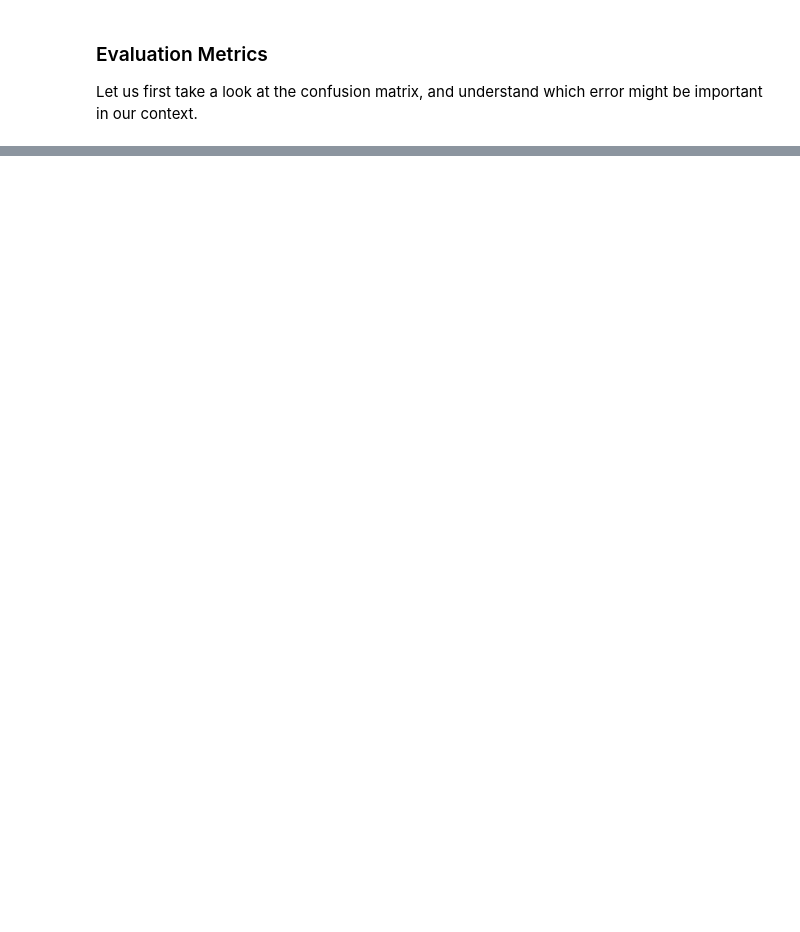
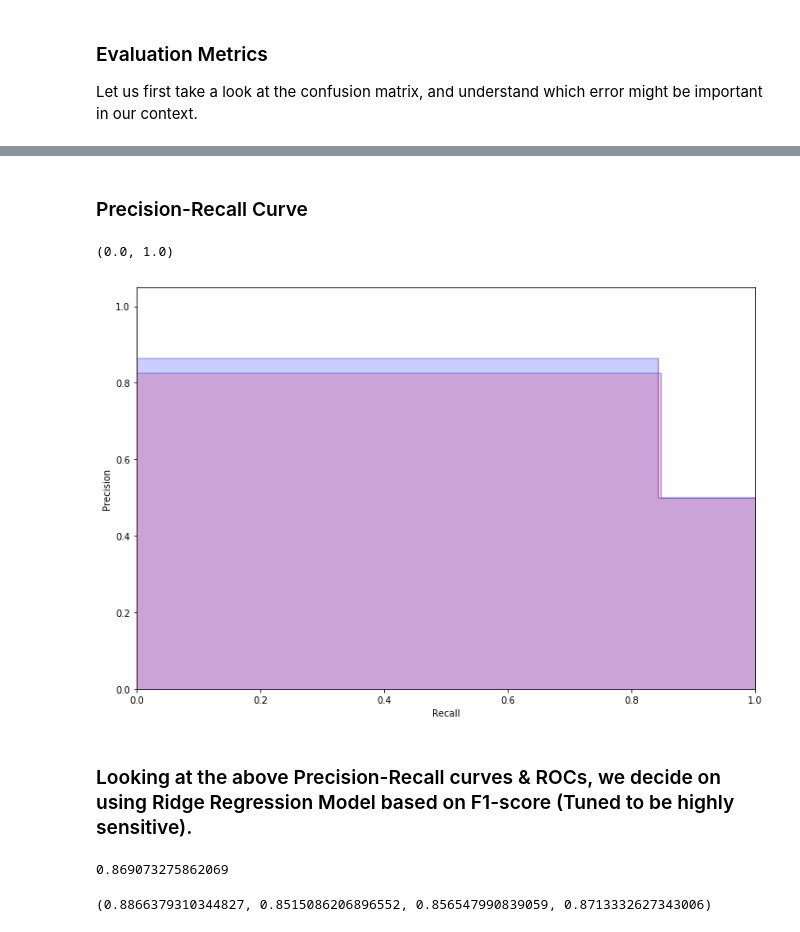
Before and after one commit to AdiVarma27/DirectMarketingPrediction, a Jupyter notebook: DirectMarketingPrediction.ipynb, the cells around one changed output, grey strips where cells are left out. Cells and saved outputs as stored; diff of their text form; code cells hidden in the pictures; blank space fills up the shorter version.

```diff
--- a/DirectMarketingPrediction.ipynb
+++ b/DirectMarketingPrediction.ipynb
@@ -770,0 +865,68 @@ Let us first take a look at the confusion matrix, and understand which error mig
+# %% [markdown]
+### Precision-Recall Curve
+# %%
+from sklearn.metrics import average_precision_score
+from sklearn.metrics import precision_recall_curve
+from inspect import signature
+
+
+average_precision = average_precision_score(y, y_pred)
+plt.figure(figsize=(12,8))
+
+precision, recall, _ = precision_recall_curve(y, y_pred)
+
+# In matplotlib < 1.5, plt.fill_between does not have a 'step' argument
+step_kwargs = ({'step': 'post'}
+               if 'step' in signature(plt.fill_between).parameters
+               else {})
+plt.step(recall, precision, color='b', alpha=0.2,
+         where='post')
+plt.fill_between(recall, precision, alpha=0.2, color='red', **step_kwargs, label='ElasticNet Regression')
+
+
+
+
+average_precision = average_precision_score(y, y_pred_ridges)
+
+precision, recall, _ = precision_recall_curve(y, y_pred_ridges)
+
+# In matplotlib < 1.5, plt.fill_between does not have a 'step' argument
+step_kwargs = ({'step': 'post'}
+               if 'step' in signature(plt.fill_between).parameters
+               else {})
+plt.step(recall, precision, color='b', alpha=0.2,
+         where='post')
+plt.fill_between(recall, precision, alpha=0.2, color='b', **step_kwargs, label='Logistic Regression')
+
+
+
+
+plt.xlabel('Recall')
+plt.ylabel('Precision')
+plt.ylim([0.0, 1.05])
+plt.xlim([0.0, 1.0])
+# %% [output]
+(0.0, 1.0)
+[figure, added]
+# %% [markdown]
+### Looking at the above Precision-Recall curves & ROCs, we decide on using Ridge Regression Model based on F1-score (Tuned to be highly sensitive).
+# %%
+lr_ridge = LogisticRegression(penalty='l2', C=100)
+lr_ridge.fit(X, y)
+y_pred_ridge = lr_ridge.predict(X)
+
+# 85 % accuracy
+accuracy_score(y, y_pred_ridge)
+# %% [output]
+0.869073275862069
+# %%
+tn, fp, fn, tp = confusion_matrix(y, y_pred_ridge).ravel()
+
+sensitivity = tp/(tp+fn)
+specificity = tn/(tn+fp)
+precision = tp/(tp+fp)
+f1 = 2*sensitivity*precision/(sensitivity+precision)
+
+sensitivity, specificity, precision, f1
+# %% [output]
+(0.8866379310344827, 0.8515086206896552, 0.856547990839059, 0.8713332627343006)
```
Also changed, not shown: parts of 16 cells of this notebook.
